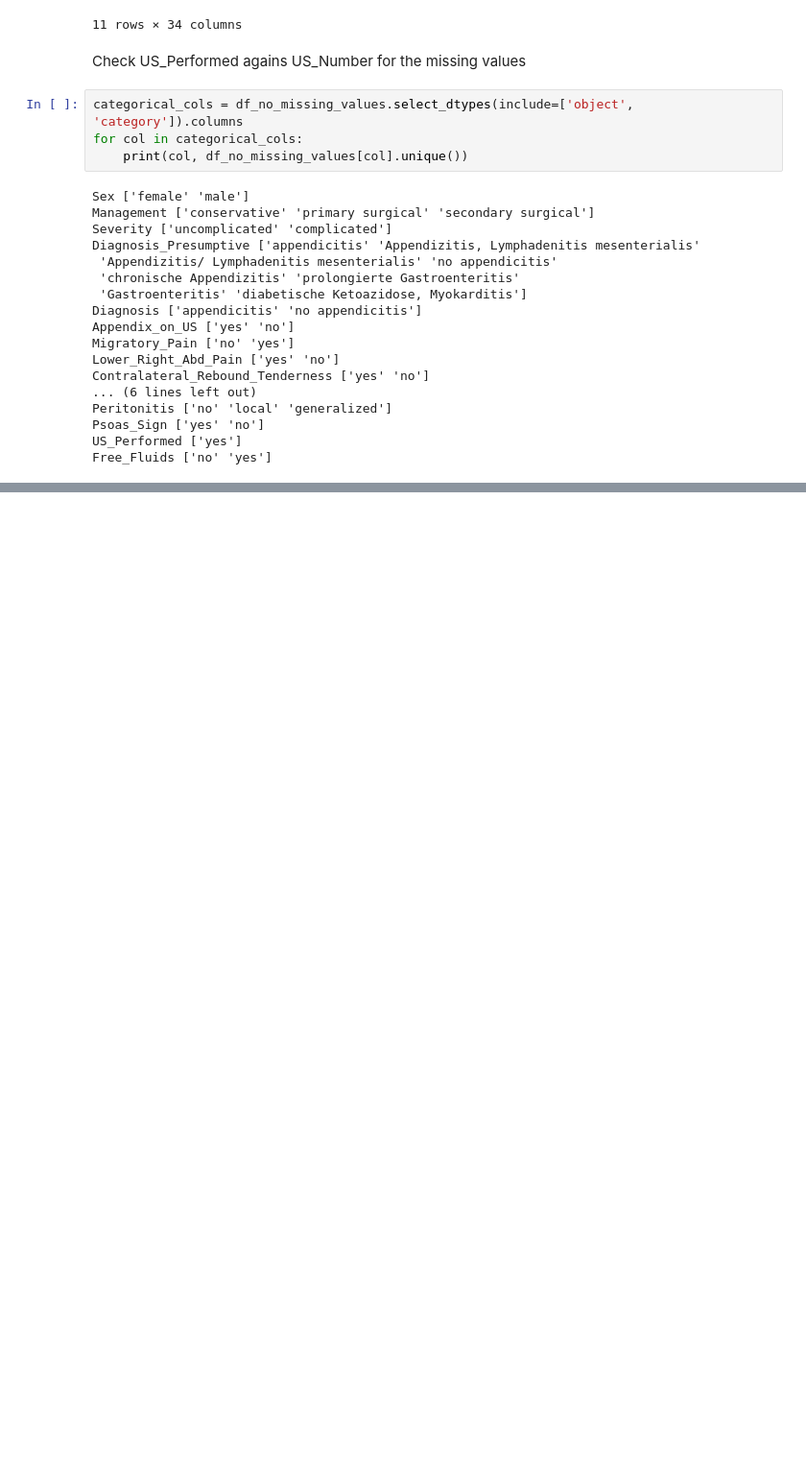
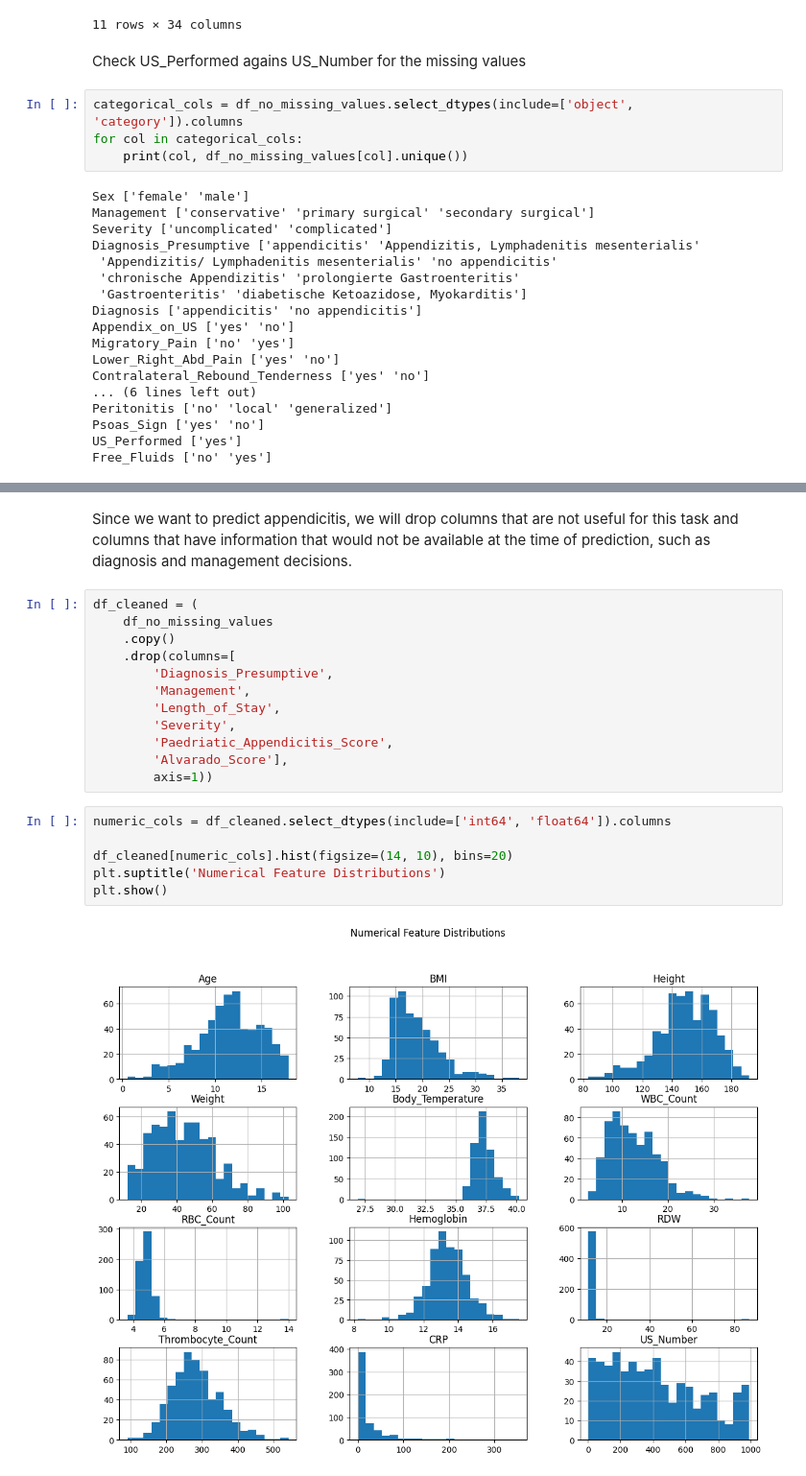
Before and after one commit to jariel17/ml_models, a Jupyter notebook: notebooks/eda.ipynb, the cells around one changed output, grey strips where cells are left out. Shown at 96% size. Drawn from its saved outputs; the diff is of its cells as text; blank space fills up the shorter version.

```diff
--- a/notebooks/eda.ipynb
+++ b/notebooks/eda.ipynb
@@ -396,0 +409,22 @@ array(['no', 'local', 'generalized'], dtype=object)
+# %% [markdown]
+Since we want to predict appendicitis, we will drop columns that are not useful for this task and columns that have information that would not be available at the time of prediction, such as diagnosis and management decisions.
+# %%
+df_cleaned = (
+    df_no_missing_values
+    .copy()
+    .drop(columns=[
+        'Diagnosis_Presumptive',
+        'Management',
+        'Length_of_Stay',
+        'Severity',
+        'Paedriatic_Appendicitis_Score',
+        'Alvarado_Score'],
+        axis=1))
+# %%
+numeric_cols = df_cleaned.select_dtypes(include=['int64', 'float64']).columns
+
+df_cleaned[numeric_cols].hist(figsize=(14, 10), bins=20)
+plt.suptitle('Numerical Feature Distributions')
+plt.show()
+# %% [output]
+[figure, added]
```
Also changed, not shown: parts of 23 cells of this notebook, 1 other file.
